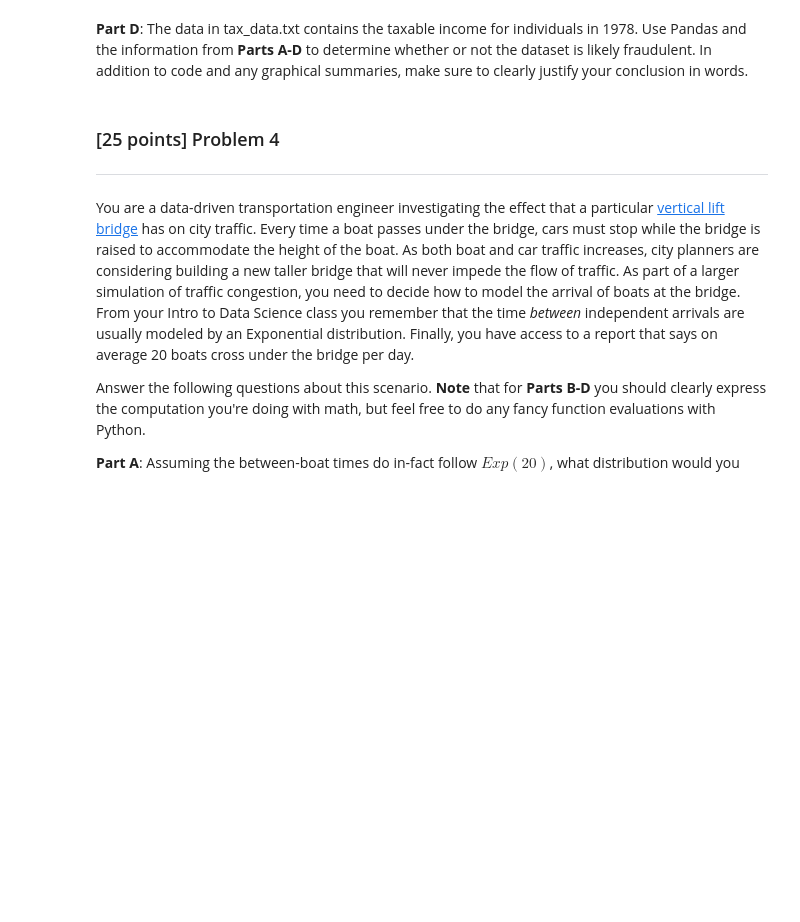
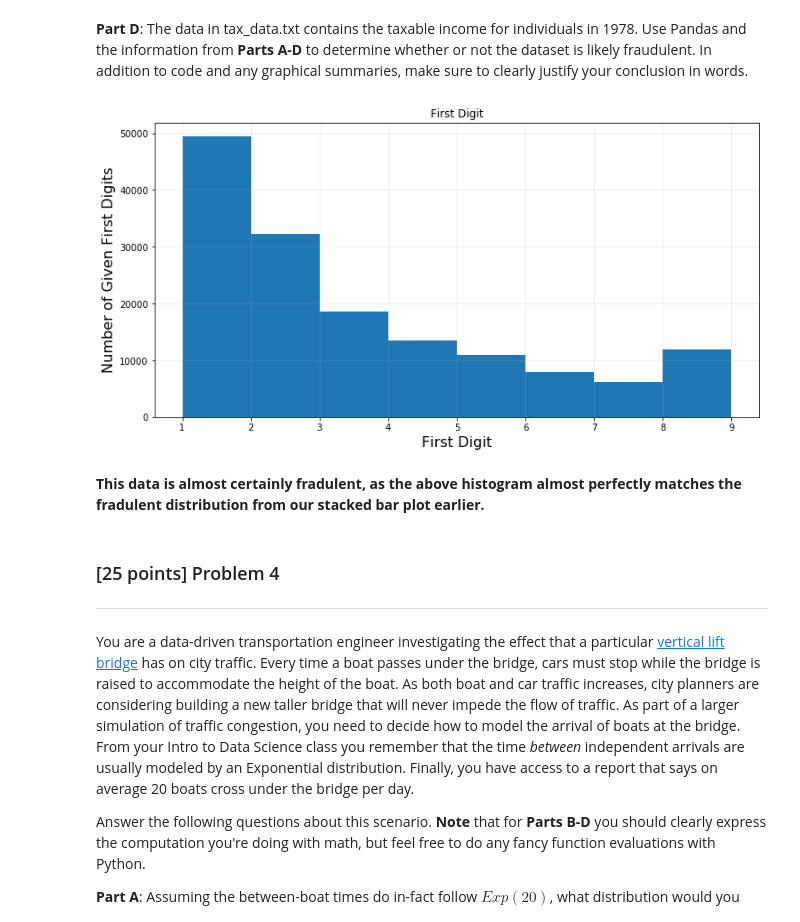
Before and after one commit to scuthbert/DataScience, a Jupyter notebook: hmwk/hmwk03/hmwk03.ipynb, the cells around one changed output. Drawn from its saved outputs; the diff is of its cells as text; code cells hidden in the pictures; blank space fills up the shorter version.

```diff
--- a/hmwk/hmwk03/hmwk03.ipynb
+++ b/hmwk/hmwk03/hmwk03.ipynb
@@ -136,5 +215,20 @@ def cdf_natural(y):
 # %% [markdown]
 **Part D**: The data in tax_data.txt contains the taxable income for individuals in 1978. Use Pandas and the information from **Parts A-D** to determine whether or not the dataset is likely fraudulent.  In addition to code and any graphical summaries, make sure to clearly justify your conclusion in words.
+# %%
+df = pd.read_csv('tax_data.txt',sep='\t')
+df = df[df > 0] # Filter out zeros
+df["First Digit"] = df["Tax Incomes"].dropna().astype(str).str[0].astype(int) # To string, substring, back to intW
+
+fig, ax = plt.subplots(figsize=(12,6))
+ax.grid(True, alpha=0.25)
+plt.ylabel('Number of Given First Digits',fontsize=16)
+plt.xlabel('First Digit',fontsize=16)
+df.hist(bins=[i for i in range(1,10)], column="First Digit", ax=ax)
+plt.show()
+# %% [output]
+[figure, added]
+# %% [markdown]
+**This data is almost certainly fradulent, as the above histogram almost perfectly matches the fradulent distribution from our stacked bar plot earlier.**
 # %% [markdown]
 ### [25 points] Problem 4
 ***
```
Also changed, not shown: parts of 21 cells of this notebook.
